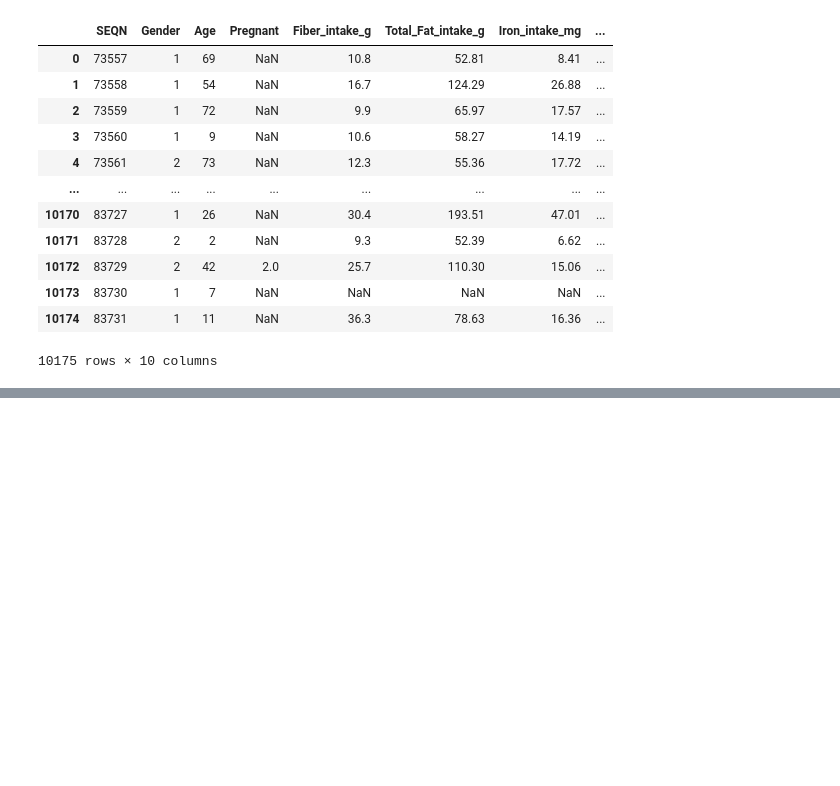
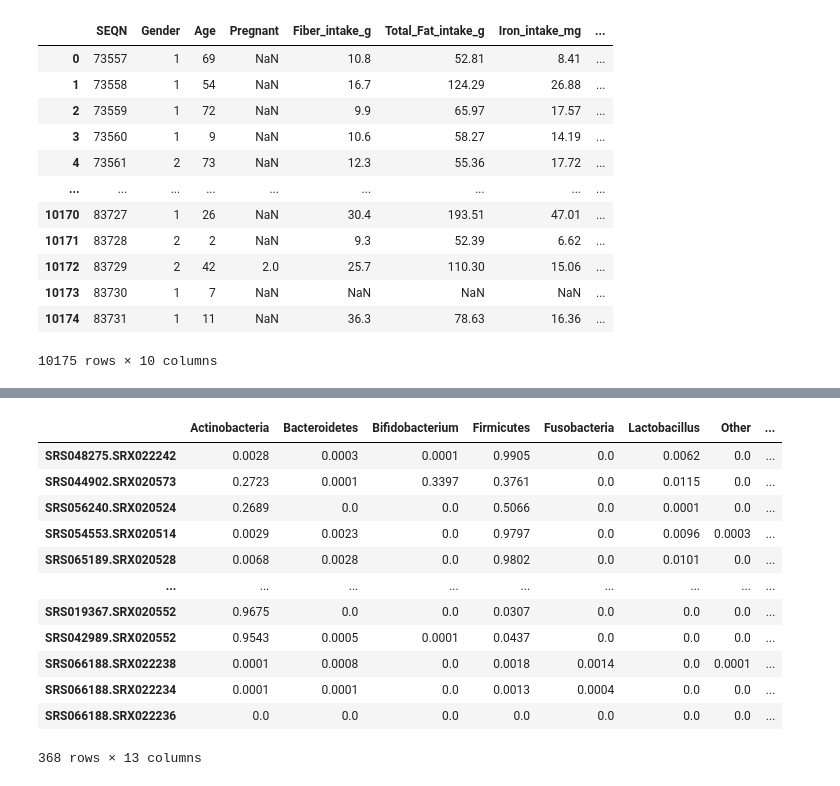
Before and after one commit to mariaponomarova/ML_project, a Jupyter notebook: iron_deficiency_data.ipynb, the cells around one changed output, grey strips where cells are left out. Drawn from its saved outputs; the diff is of its cells as text; code cells hidden in the pictures; blank space fills up the shorter version.

Commit message:
diet simulation

```diff
--- a/iron_deficiency_data.ipynb
+++ b/iron_deficiency_data.ipynb
@@ -107,0 +299,58 @@ df
+# %%
+import numpy as np
+import pandas as pd
+
+# Simulate dietary factors based on bacterial abundance
+def simulate_dietary_intake(microbiome_sample):
+    # Use specific bacteria for each intake
+    lacto_abundance = microbiome_sample['Lactobacillus']
+    bacteroides_abundance = microbiome_sample['Bacteroidetes']
+    firmicutes_abundance = microbiome_sample['Firmicutes']
+
+    # Calculate dietary factors using these abundances
+    fiber_intake = max(0, (15.28 + lacto_abundance * 20) + np.random.normal(0, 10.13))
+    fat_intake = max(0, (75.10 + bacteroides_abundance * 10) + np.random.normal(0, 15))
+    iron_intake = (14.06 + firmicutes_abundance * 5) + np.random.normal(0, 2)
+
+    return pd.Series({
+        'Fiber_intake_g': fiber_intake,
+        'Total_Fat_intake_g': fat_intake,
+        'Iron_intake_mg': iron_intake
+    })
+
+# Apply simulation to each microbiome sample
+simulated_diet = genus_abundance.apply(simulate_dietary_intake, axis=1)
+simulated_diet
+
+
+# Combine simulated diet with microbiome data
+combined_data = pd.concat([genus_abundance, simulated_diet], axis=1)
+combined_data
+
+# # Assuming demographic data is already loaded as `demographic`
+# df = df.reset_index(drop=True)
+
+# # # Ensure the same number of samples
+# n_samples = min(len(combined_data), len(df))
+# combined_data = combined_data.iloc[:n_samples]
+# df = df.iloc[:n_samples]
+
+# # # Merge with real demographic data
+# final_combined_df = pd.concat([df, combined_data], axis=1)
+
+# # # Display the combined DataFrame
+# # print(final_combined_df.head())
+# %% [output]
+|  | Actinobacteria | Bacteroidetes | Bifidobacterium | Firmicutes | Fusobacteria | Lactobacillus | Other | ... |
+| SRS048275.SRX022242 | 0.0028 | 0.0003 | 0.0001 | 0.9905 | 0.0 | 0.0062 | 0.0 | ... |
+| SRS044902.SRX020573 | 0.2723 | 0.0001 | 0.3397 | 0.3761 | 0.0 | 0.0115 | 0.0 | ... |
+| SRS056240.SRX020524 | 0.2689 | 0.0 | 0.0 | 0.5066 | 0.0 | 0.0001 | 0.0 | ... |
+| SRS054553.SRX020514 | 0.0029 | 0.0023 | 0.0 | 0.9797 | 0.0 | 0.0096 | 0.0003 | ... |
+| SRS065189.SRX020528 | 0.0068 | 0.0028 | 0.0 | 0.9802 | 0.0 | 0.0101 | 0.0 | ... |
+| ... | ... | ... | ... | ... | ... | ... | ... | ... |
+| SRS019367.SRX020552 | 0.9675 | 0.0 | 0.0 | 0.0307 | 0.0 | 0.0 | 0.0 | ... |
+| SRS042989.SRX020552 | 0.9543 | 0.0005 | 0.0001 | 0.0437 | 0.0 | 0.0 | 0.0 | ... |
+| SRS066188.SRX022238 | 0.0001 | 0.0008 | 0.0 | 0.0018 | 0.0014 | 0.0 | 0.0001 | ... |
+| SRS066188.SRX022234 | 0.0001 | 0.0001 | 0.0 | 0.0013 | 0.0004 | 0.0 | 0.0 | ... |
+| SRS066188.SRX022236 | 0.0 | 0.0 | 0.0 | 0.0 | 0.0 | 0.0 | 0.0 | ... |
+368 rows × 13 columns
```
Also changed, not shown: parts of 8 cells of this notebook.
